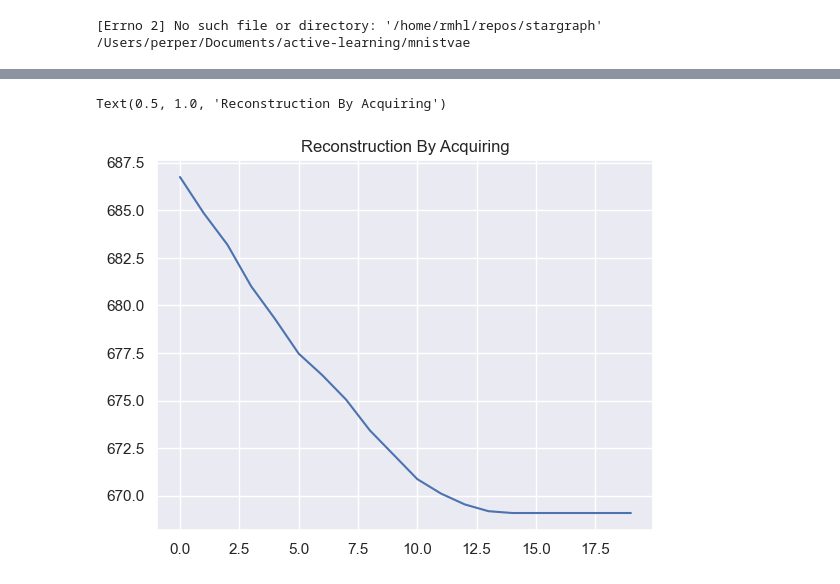
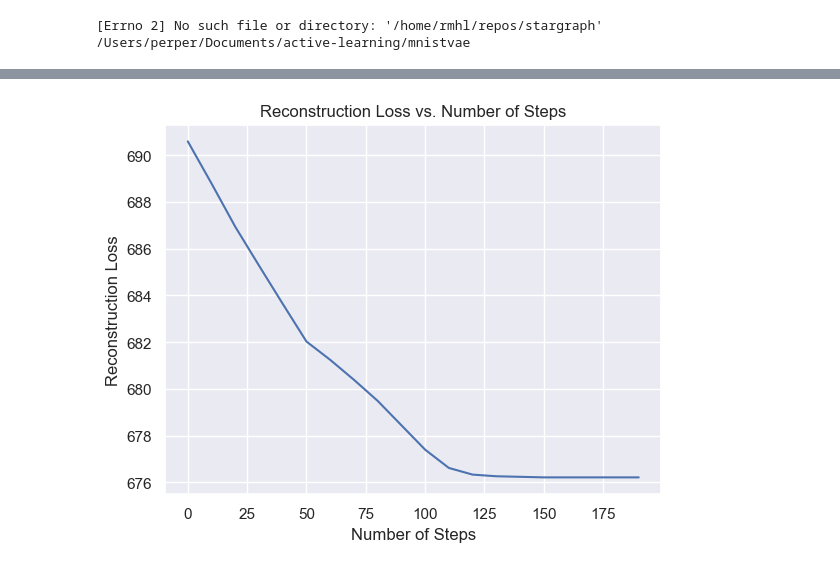
Before and after one commit to KUUUUUUUUz/active-learning, a Jupyter notebook: mnistvae/training_notebook.ipynb, the cells around one changed output, grey strips where cells are left out. Drawn from its saved outputs; the diff is of its cells as text; code cells hidden in the pictures.

```diff
--- a/mnistvae/training_notebook.ipynb
+++ b/mnistvae/training_notebook.ipynb
@@ -234,5 +190,9 @@ for i, (k, v) in enumerate(train_metrics.items()):
 # %%
 from acquiring.sample_image import sample_a_image, get_next,update_images, binary_cross_entropy
+# %%
+BATCH_SIZE = 32
+
+train_dataloader = load_dataset(tfds.Split.TRAIN, BATCH_SIZE)
 # %%
 #Pre_Process:
 Nz = 10
@@ -246,3 +206,6 @@ update_images_fn = jax.vmap(update_images)
 
 model_fn = jax.vmap(model)
 keys = jax.random.split(key, BATCH_SIZE)
+# %%
+batch_test = next(train_dataloader)
+batch_test['image'].shape
@@ -249,20 +214,20 @@ keys = jax.random.split(key, BATCH_SIZE)
 # %%
-orginial_images = np.squeeze(batch['image'])
+original_images = np.squeeze(batch_test['image'])
 
-orginial_images= orginial_images.astype(np.float32)
-images_float = orginial_images
+original_images = original_images.astype(np.float32)
+images_float = original_images
 half_height = images_float.shape[1] // 2
 images_with_top_half_missing = images_float.copy()
 images_with_top_half_missing[:, :half_height, :] = np.nan
 #Get mask
 mask_missing = np.isnan(images_with_top_half_missing)
 mask_observed = ~mask_missing
-images_refill = update_images_fn(orginial_images,mask_observed)
+images_refill = update_images_fn(original_images,mask_observed)
 
 #Shape
 mask_observed = pad_fn(mask_observed)
 images_refill = pad_fn(images_refill)
-orginial_images = pad_fn(orginial_images)
+orginial_images = pad_fn(original_images)
 # %%
 #demo
 a = sample_a_image(Nz, Nx,model, orginial_images[0], key)
@@ -288,16 +252,20 @@ steps = 10  # Calculate log likelihood every 100 steps
 step_counter = 0
 max_step = 200
 recon_value = []
-
+step_numbers = []
+std = []
 while np.any(~mask_observed) and step_counter< max_step:
     current_images, current_mask = update(current_images, current_mask, key)
 
     if step_counter % steps == 0:
         new_log_likelihood = -binary_cross_entropy(orginial_images, current_images)
         mean_log_likelihood = jnp.mean(new_log_likelihood)
+        std_likelihood = jnp.std(new_log_likelihood)
+        std.append(std_likelihood)
         recon_value.append(-mean_log_likelihood)
-
+        step_numbers.append(step_counter)
         print(f"Step {step_counter}: Mean Log Likelihood = {mean_log_likelihood}")
+    if step_counter % steps == 0 & step_counter < 100:
         plt.imshow(current_images[0], cmap='Blues', vmin=0, vmax=1)
         plt.colorbar()
         plt.show()
@@ -320,6 +276,8 @@ Step 50: Mean Log Likelihood = -677.46875
-# %%
-plt.plot(recon_value)
-plt.title('Reconstruction By Acquiring')
-# %% [output]
-Text(0.5, 1.0, 'Reconstruction By Acquiring')
-[figure, removed]
+# %%
+plt.plot(step_numbers, recon_value)  # Use step_numbers for the x-axis
+plt.title('Reconstruction Loss vs. Number of Steps')
+plt.xlabel('Number of Steps')
+plt.ylabel('Reconstruction Loss')
+plt.show()
+# %% [output]
+[figure, added]
```
Also changed, not shown: parts of 13 cells of this notebook, 3 other files.
